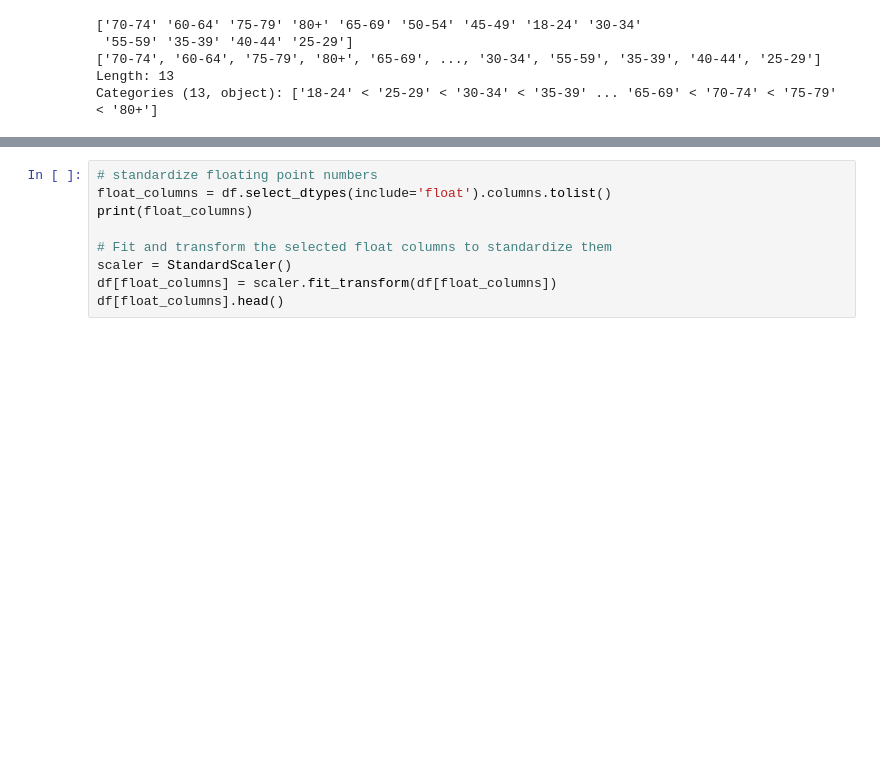
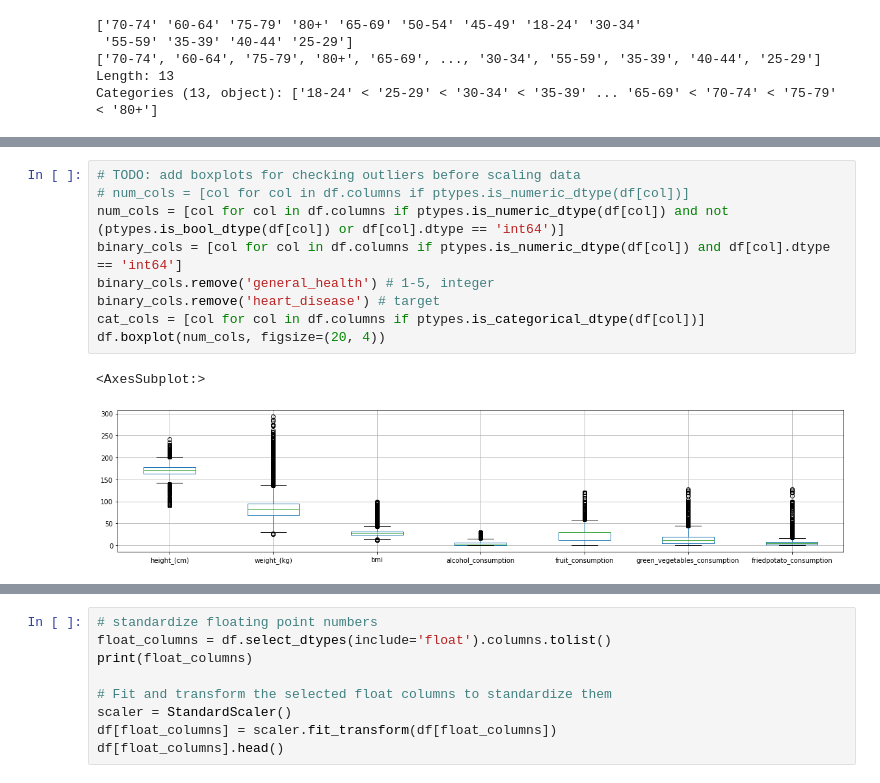
Before and after one commit to bkdevart/cardiovascular_disease_risk, a Jupyter notebook: brandon/eda.ipynb, the cells around one changed output, grey strips where cells are left out. Cells and saved outputs as stored; diff of their text form; blank space fills up the shorter version.

Commit message:
Added additional EDA visualizations

```diff
--- a/brandon/eda.ipynb
+++ b/brandon/eda.ipynb
@@ -140,0 +223,12 @@ Categories (13, object): ['18-24' < '25-29' < '30-34' < '35-39' ... '65-69' < '7
+# %%
+# TODO: add boxplots for checking outliers before scaling data
+# num_cols = [col for col in df.columns if ptypes.is_numeric_dtype(df[col])]
+num_cols = [col for col in df.columns if ptypes.is_numeric_dtype(df[col]) and not (ptypes.is_bool_dtype(df[col]) or df[col].dtype == 'int64')]
+binary_cols = [col for col in df.columns if ptypes.is_numeric_dtype(df[col]) and df[col].dtype == 'int64']
+binary_cols.remove('general_health') # 1-5, integer
+binary_cols.remove('heart_disease') # target
+cat_cols = [col for col in df.columns if ptypes.is_categorical_dtype(df[col])]
+df.boxplot(num_cols, figsize=(20, 4))
+# %% [output]
+<AxesSubplot:>
+[figure, added]
```
Also changed, not shown: parts of 27 cells of this notebook.
